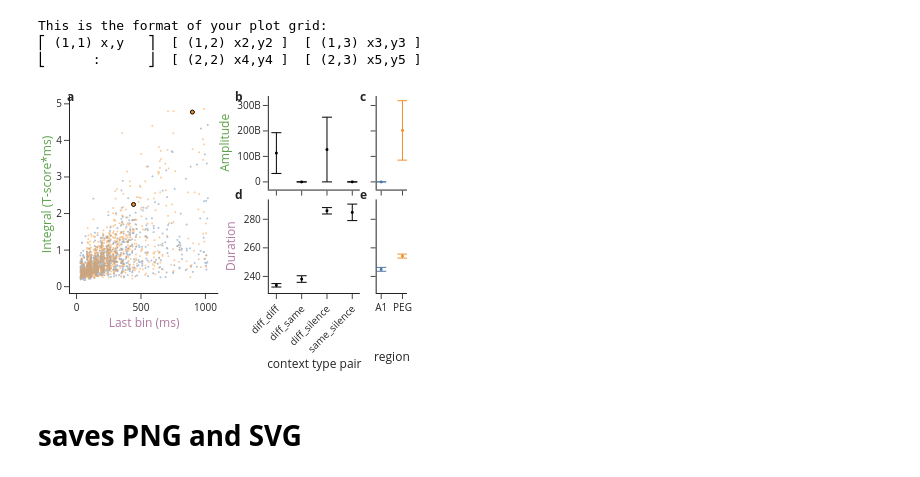
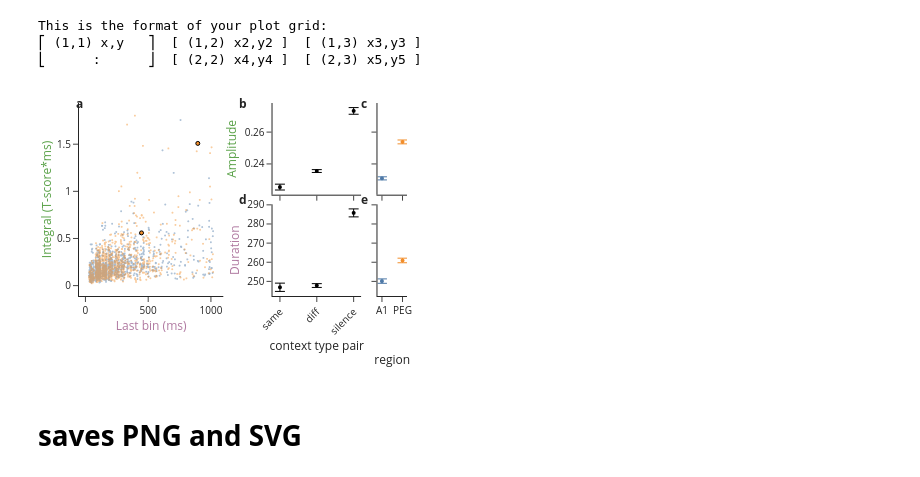
Before and after one commit to Mateo-Lopez-Espejo/context_probe_analysis, a Jupyter notebook: reports/paper/figure_02.ipynb, the cells around one changed output. Saved outputs shown, nothing was run; the diff lists cells and outputs as text; code cells hidden in the pictures.

Commit message:
fig 2 update with kruskal wallis and dunn post hoc test

```diff
--- a/reports/paper/figure_02.ipynb
+++ b/reports/paper/figure_02.ipynb
@@ -246,7 +278,7 @@ for metric in toprint.index.levels[0]:
         str_parts.append(f"{tp}: {vals.loc['mean']:.2f}±{vals.loc['sem']:.2f}")
 
     if metric == 'integral':
-        units = 'ms*T-score'
+        units = 'Z-score*s'
     elif metric == 'last_bin':
         units = 'ms'
 
@@ -265,7 +297,7 @@ for metric in toprint.index.levels[0]:
         str_parts.append(f"{tp}: {vals.loc['mean']:.2f}±{vals.loc['sem']:.2f}")
 
     if metric == 'integral':
-        units = 'ms*T-score'
+        units = 'Z-score*s'
     elif metric == 'last_bin':
         units = 'ms'
 
@@ -278,0 +339,28 @@ last_bin mean±SEM. diff_diff: 233.78±1.21, diff_same: 238.17±2.30, diff_silen
+# %%
+def kruskal_with_posthoc(df, group_col, val_col):
+    # pools data in a list of vectors to run kruskal
+    to_stat = list()
+    for kk in df[group_col].unique():
+        to_stat.append(df.loc[df[group_col] == kk, val_col].values)
+    kruskal = sst.kruskal(*to_stat)
+    print(kruskal)
+
+    # uses the og dataframe to run the pairwise posthoc test
+    dunn = posthoc_dunn(df, val_col=val_col, group_col=group_col, p_adjust='bonferroni')
+    print(f'Dunn post hoc results\n{dunn}')
+
+    return kruskal, dunn
+# %%
+toregress = norm_by_mean(DF)
+toregress = simplify_classified_contexts(toregress)
+
+print(toregress.head())
+
+toplot = list() # concatenate data classified on single values
+for cat in ['diff', 'same', 'silence']:
+    subset = toregress.query(f"{cat} == 1").copy()
+    subset['transition'] = cat
+    toplot.append(subset)
+
+toplot = pd.concat(toplot)
+print(toplot.head())
@@ -483,31 +704,35 @@ This is the format of your plot grid:
 # %%
 fig, pw, ph = define_subplots()
 
 # scatter
 pan = panels['scater_full']
 fig.add_traces(pan, cols=[1]*len(pan), rows=[1]*len(pan))
 
 # top left
-pan = panels['integral_transition']
+# pan = panels['integral_transition']
+pan = panels['integral_transition_simple']
 fig.add_traces(pan, cols=[2]*len(pan), rows=[1]*len(pan))
 
 # top right
-pan = panels['integral_region']
+# pan = panels['integral_region']
+pan = panels['integral_region_simple']
 fig.add_traces(pan, cols=[3]*len(pan), rows=[1]*len(pan))
 
 # bottom left
-pan = panels['last_bin_transition']
+# pan = panels['last_bin_transition']
+pan = panels['last_bin_transition_simple']
 fig.add_traces(pan, cols=[2]*len(pan), rows=[2]*len(pan))
 
 # bottom right
-pan = panels['last_bin_region']
+# pan = panels['last_bin_region']
+pan = panels['last_bin_region_simple']
 fig.add_traces(pan, cols=[3]*len(pan), rows=[2]*len(pan))
 
 
 img_bytes = fig.to_image(format="png", width=pw, height=ph)
 Image(img_bytes)
 # %% [output]
-[figure, old version]
+[figure, new version]
 # %% [markdown]
 # saves PNG and SVG
 # %%
```
Also changed, not shown: parts of 17 cells of this notebook, 4 other files.
